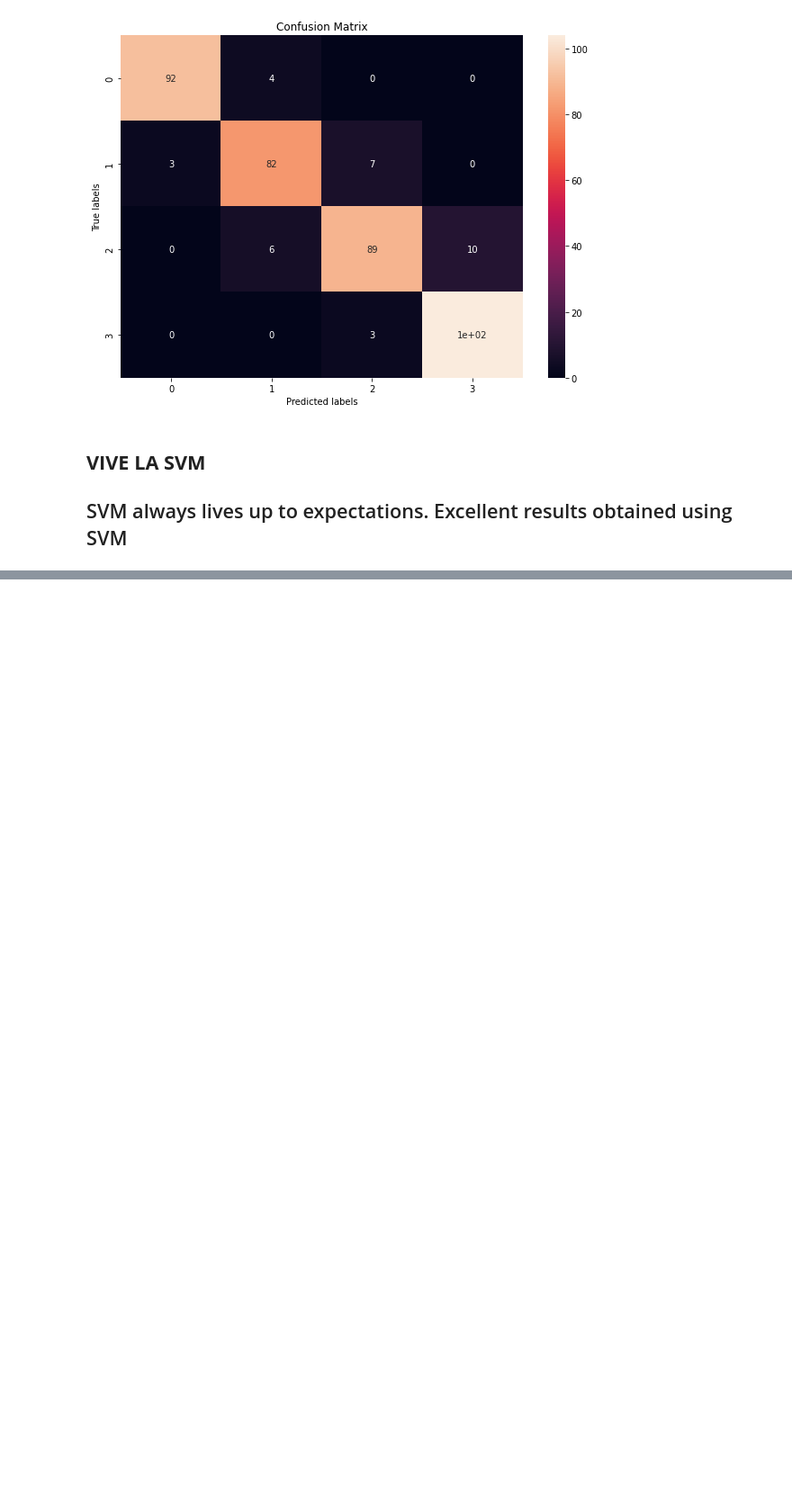
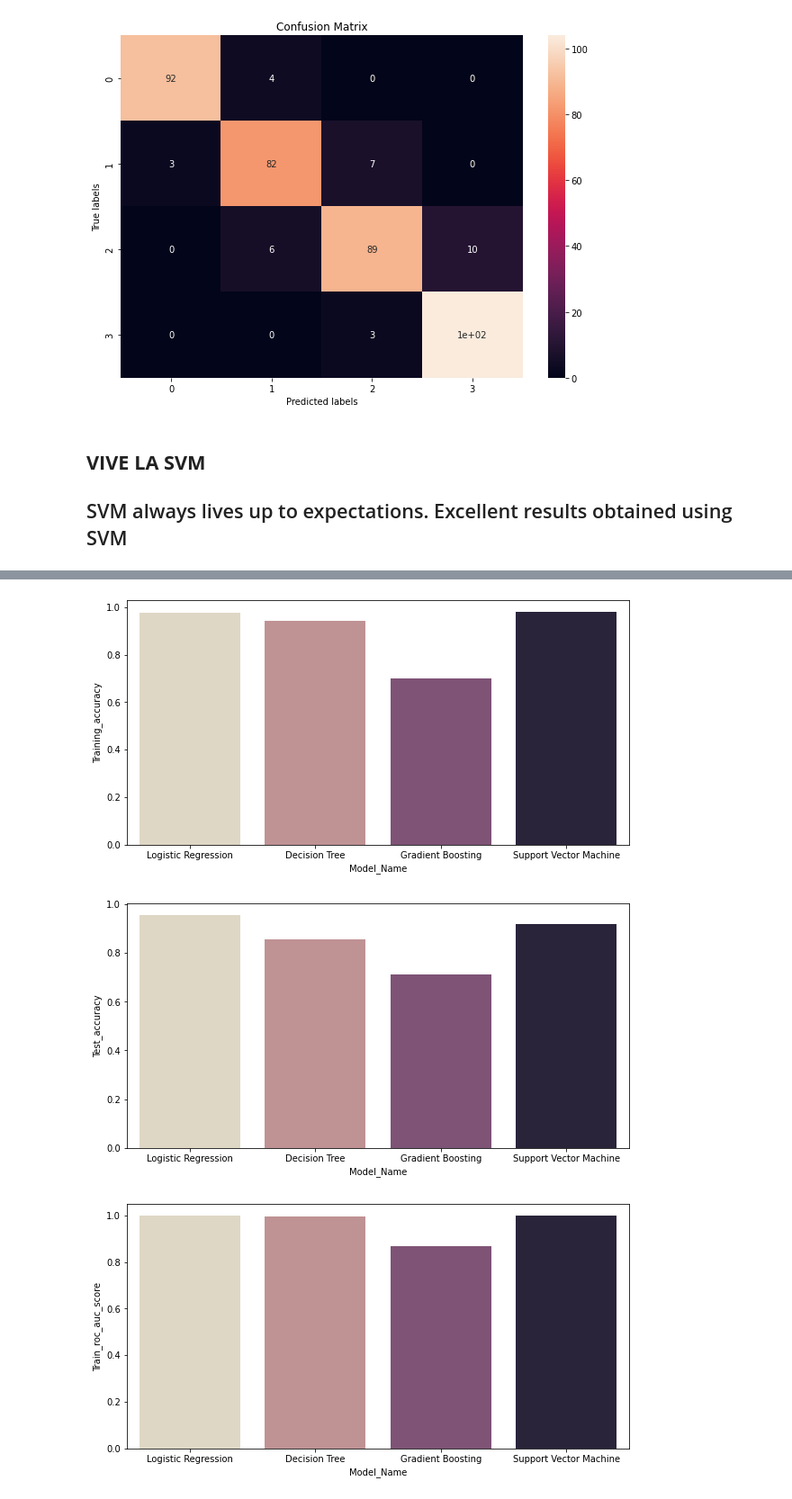
Before and after one commit to sagar2582/Capstone-3-Mobile_Price_Prediction, a Jupyter notebook: Capstone_3_Mobile_Price_Prediction.ipynb, the cells around one changed output, grey strips where cells are left out. Shown at 90% size. Drawn from its saved outputs; the diff is of its cells as text; code cells hidden in the pictures; blank space fills up the shorter version.

```diff
--- a/Capstone_3_Mobile_Price_Prediction.ipynb
+++ b/Capstone_3_Mobile_Price_Prediction.ipynb
@@ -1305,3 +1305,9 @@ test_confusion_matrix(cm_test)
 # %% [markdown]
 ## **VIVE** **LA SVM**
 ## SVM always lives up to expectations. Excellent results obtained using SVM
+# %%
+Comparision_dict={'Model_Name':['Logistic Regression','Decision Tree','Gradient Boosting', 'Support Vector Machine'],
+                  'Training_accuracy':[0.978,0.941,0.699,0.980],
+                  'Test_accuracy':[0.955,0.855,0.71,0.917],
+                  'Train_roc_auc_score':[0.999,0.996,0.869,0.999],
+                  'Test_roc_auc_score':[0.998,0.944,0.882,0.990]}
@@ -1307,0 +1316,2 @@ test_confusion_matrix(cm_test)
+# %%
+Comparisione_df=pd.DataFrame(Comparision_dict)
@@ -1307,0 +1326,13 @@ test_confusion_matrix(cm_test)
+# %%
+def barplots(x,y):
+    plt.figure(figsize=(10,5))
+    sns.barplot(data=Comparisione_df, x='Model_Name', y=y, palette='ch:s=-.2,r=.6')
+# %%
+y=['Training_accuracy','Test_accuracy','Train_roc_auc_score','Test_roc_auc_score']
+for i in y:
+    barplots('Model_Name',i)
+    plt.show()
+# %% [output]
+[figure, added]
+[figure, added]
+[figure, added]
```
Also changed, not shown: parts of 5 cells of this notebook.
